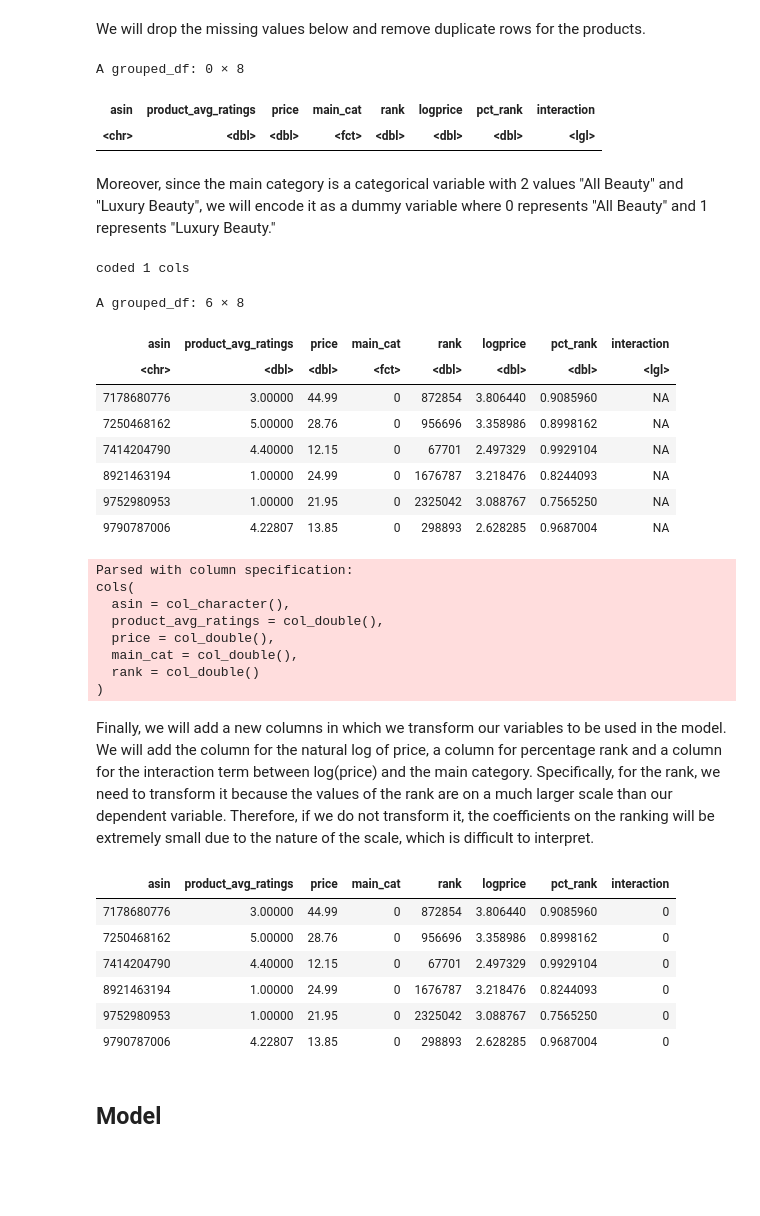
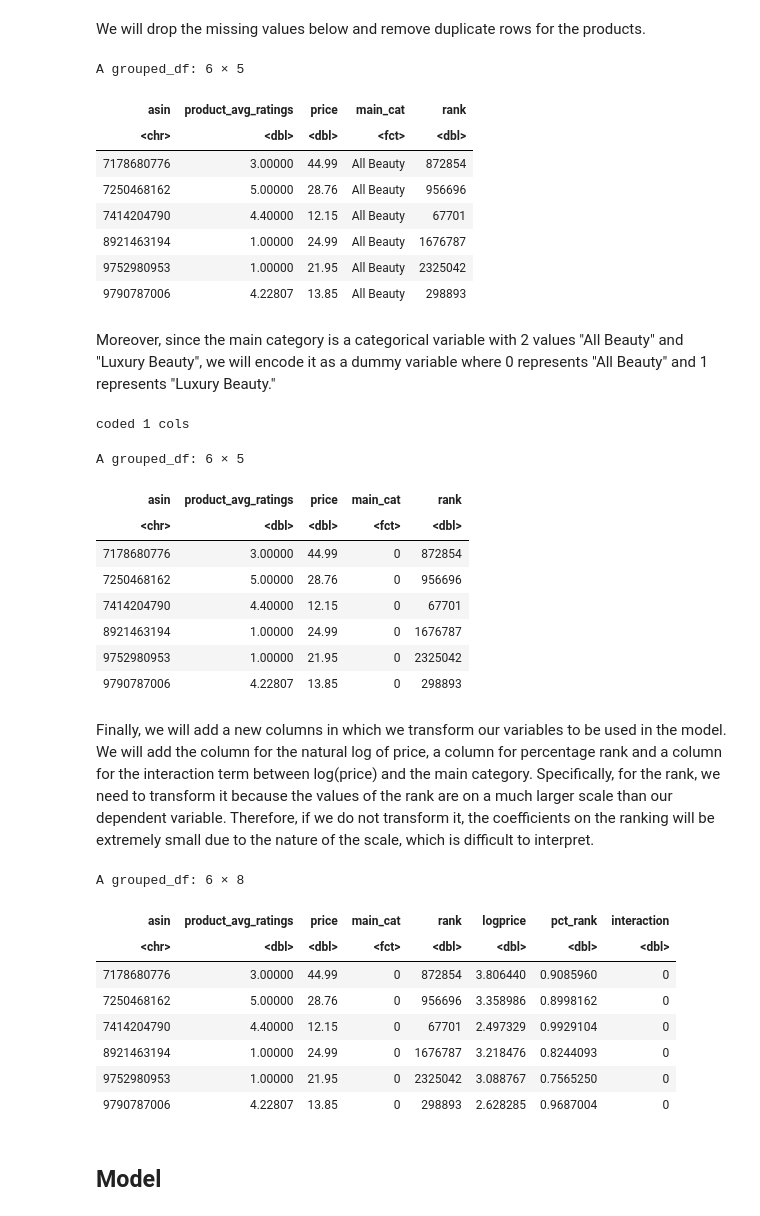
Before and after one commit to anhndq01/ECON-326-Project, a Jupyter notebook: Final_Project_v1_notebook.ipynb, the cells around one changed output. Drawn from its saved outputs; the diff is of its cells as text; code cells hidden in the pictures; blank space fills up the shorter version.

```diff
--- a/Final_Project_v1_notebook.ipynb
+++ b/Final_Project_v1_notebook.ipynb
@@ -34,6 +34,6 @@ The following object is masked from 'package:purrr':
 # %% [markdown]
 ## Data Loading
 # %%
-amazon_data <- read.csv("amazon_beauty_data.csv")
+amazon_data <- read.csv("data/amazon_beauty_data.csv")
 head(amazon_data)
 # %% [output]
@@ -96,46 +98,43 @@ amazon_data <- amazon_data %>%
         distinct(asin, .keep_all=TRUE)
 head(amazon_data)
 # %% [output]
-A grouped_df: 0 × 8
+A grouped_df: 6 × 5
-| asin | product_avg_ratings | price | main_cat | rank | logprice | pct_rank | interaction |
-| <chr> | <dbl> | <dbl> | <fct> | <dbl> | <dbl> | <dbl> | <lgl> |
+| asin | product_avg_ratings | price | main_cat | rank |
+| <chr> | <dbl> | <dbl> | <fct> | <dbl> |
+| 7178680776 | 3.00000 | 44.99 | All Beauty | 872854 |
+| 7250468162 | 5.00000 | 28.76 | All Beauty | 956696 |
+| 7414204790 | 4.40000 | 12.15 | All Beauty | 67701 |
+| 8921463194 | 1.00000 | 24.99 | All Beauty | 1676787 |
+| 9752980953 | 1.00000 | 21.95 | All Beauty | 2325042 |
+| 9790787006 | 4.22807 | 13.85 | All Beauty | 298893 |
 # %% [markdown]
 Moreover, since the main category is a categorical variable with 2 values "All Beauty" and "Luxury Beauty", we will encode it as a dummy variable where 0 represents "All Beauty" and 1 represents "Luxury Beauty."
 # %%
 amazon_data['main_cat'] <- encode_binary(data.frame(amazon_data['main_cat']), full_print=FALSE)
+
 head(amazon_data)
 # %% [output]
 coded 1 cols
-A grouped_df: 6 × 8
+A grouped_df: 6 × 5
-| asin | product_avg_ratings | price | main_cat | rank | logprice | pct_rank | interaction |
-| <chr> | <dbl> | <dbl> | <fct> | <dbl> | <dbl> | <dbl> | <lgl> |
-| 7178680776 | 3.00000 | 44.99 | 0 | 872854 | 3.806440 | 0.9085960 | NA |
-| 7250468162 | 5.00000 | 28.76 | 0 | 956696 | 3.358986 | 0.8998162 | NA |
-| 7414204790 | 4.40000 | 12.15 | 0 | 67701 | 2.497329 | 0.9929104 | NA |
-| 8921463194 | 1.00000 | 24.99 | 0 | 1676787 | 3.218476 | 0.8244093 | NA |
-| 9752980953 | 1.00000 | 21.95 | 0 | 2325042 | 3.088767 | 0.7565250 | NA |
-| 9790787006 | 4.22807 | 13.85 | 0 | 298893 | 2.628285 | 0.9687004 | NA |
+| asin | product_avg_ratings | price | main_cat | rank |
+| <chr> | <dbl> | <dbl> | <fct> | <dbl> |
+| 7178680776 | 3.00000 | 44.99 | 0 | 872854 |
+| 7250468162 | 5.00000 | 28.76 | 0 | 956696 |
+| 7414204790 | 4.40000 | 12.15 | 0 | 67701 |
+| 8921463194 | 1.00000 | 24.99 | 0 | 1676787 |
+| 9752980953 | 1.00000 | 21.95 | 0 | 2325042 |
+| 9790787006 | 4.22807 | 13.85 | 0 | 298893 |
-# %%
-urlfile="https://raw.githubusercontent.com/anhndq01/ECON-326-Project/main/data/cleaned_dataset.csv"
-amazon_data<-read_csv(url(urlfile))
-# %% [output]
-Parsed with column specification:
-cols(
-  asin = col_character(),
-  product_avg_ratings = col_double(),
-  price = col_double(),
-  main_cat = col_double(),
-  rank = col_double()
-)
 # %% [markdown]
 Finally, we will add a new columns in which we transform our variables to be used in the model. We will add the column for the natural log of price, a column for percentage rank and a column for the interaction term between log(price) and the main category. Specifically, for the rank, we need to transform it because the values of the rank are on a much larger scale than our dependent variable. Therefore, if we do not transform it, the coefficients on the ranking will be extremely small due to the nature of the scale, which is difficult to interpret.
 # %%
 amazon_data <- amazon_data %>%
                 mutate(logprice=log(price), pct_rank = 1-rank/max(amazon_data$rank))%>%
-                mutate(interaction = logprice*main_cat) #this will be used for the VIF test, not the regression
+                mutate(interaction = logprice*(as.numeric(paste(main_cat)))) #this will be used for the VIF test, not the regression
 head(amazon_data)
 # %% [output]
+A grouped_df: 6 × 8
 | asin | product_avg_ratings | price | main_cat | rank | logprice | pct_rank | interaction |
+| <chr> | <dbl> | <dbl> | <fct> | <dbl> | <dbl> | <dbl> | <dbl> |
 | 7178680776 | 3.00000 | 44.99 | 0 | 872854 | 3.806440 | 0.9085960 | 0 |
 | 7250468162 | 5.00000 | 28.76 | 0 | 956696 | 3.358986 | 0.8998162 | 0 |
 | 7414204790 | 4.40000 | 12.15 | 0 | 67701 | 2.497329 | 0.9929104 | 0 |
```
Also changed, not shown: parts of 13 cells of this notebook.
